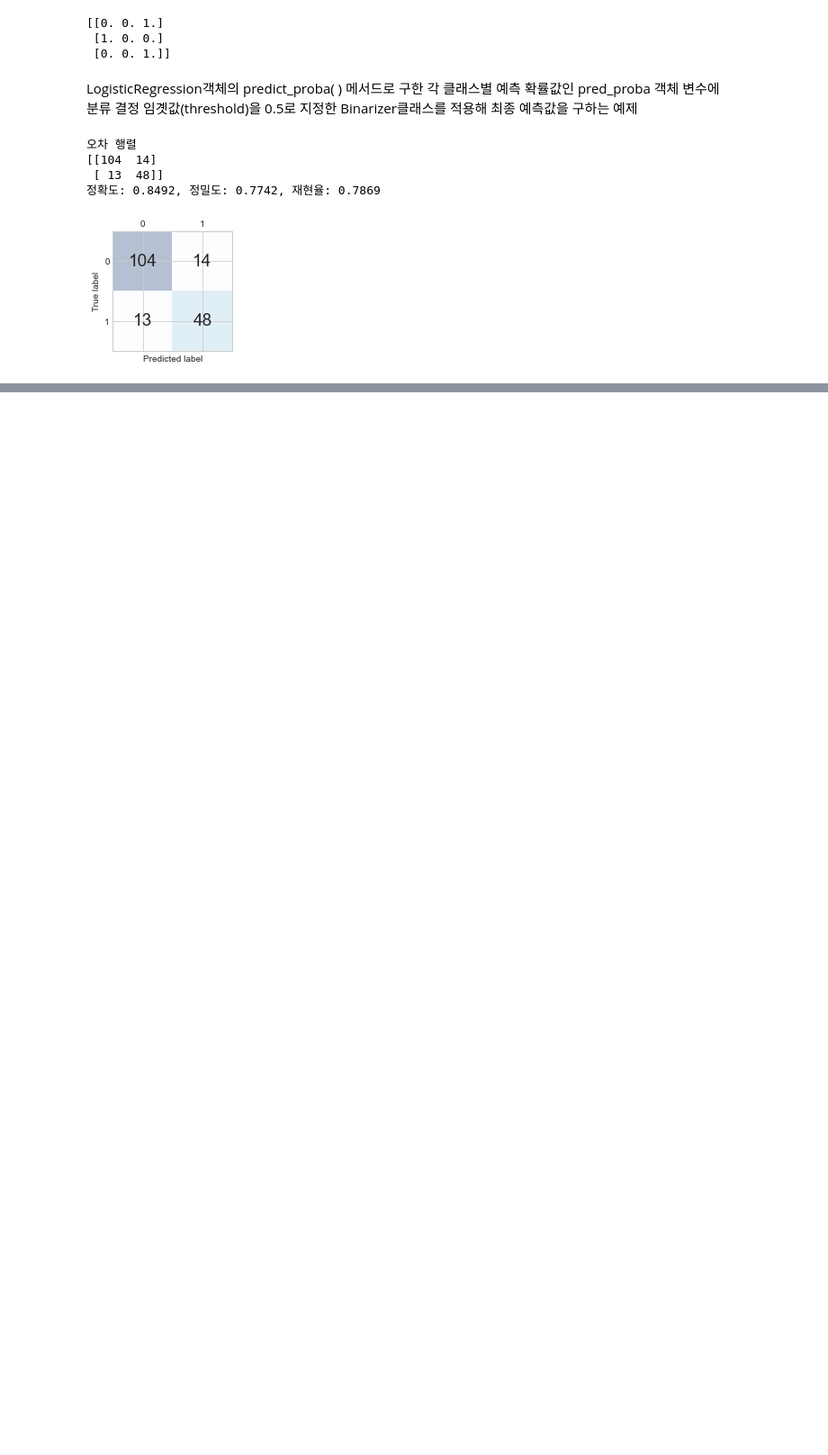
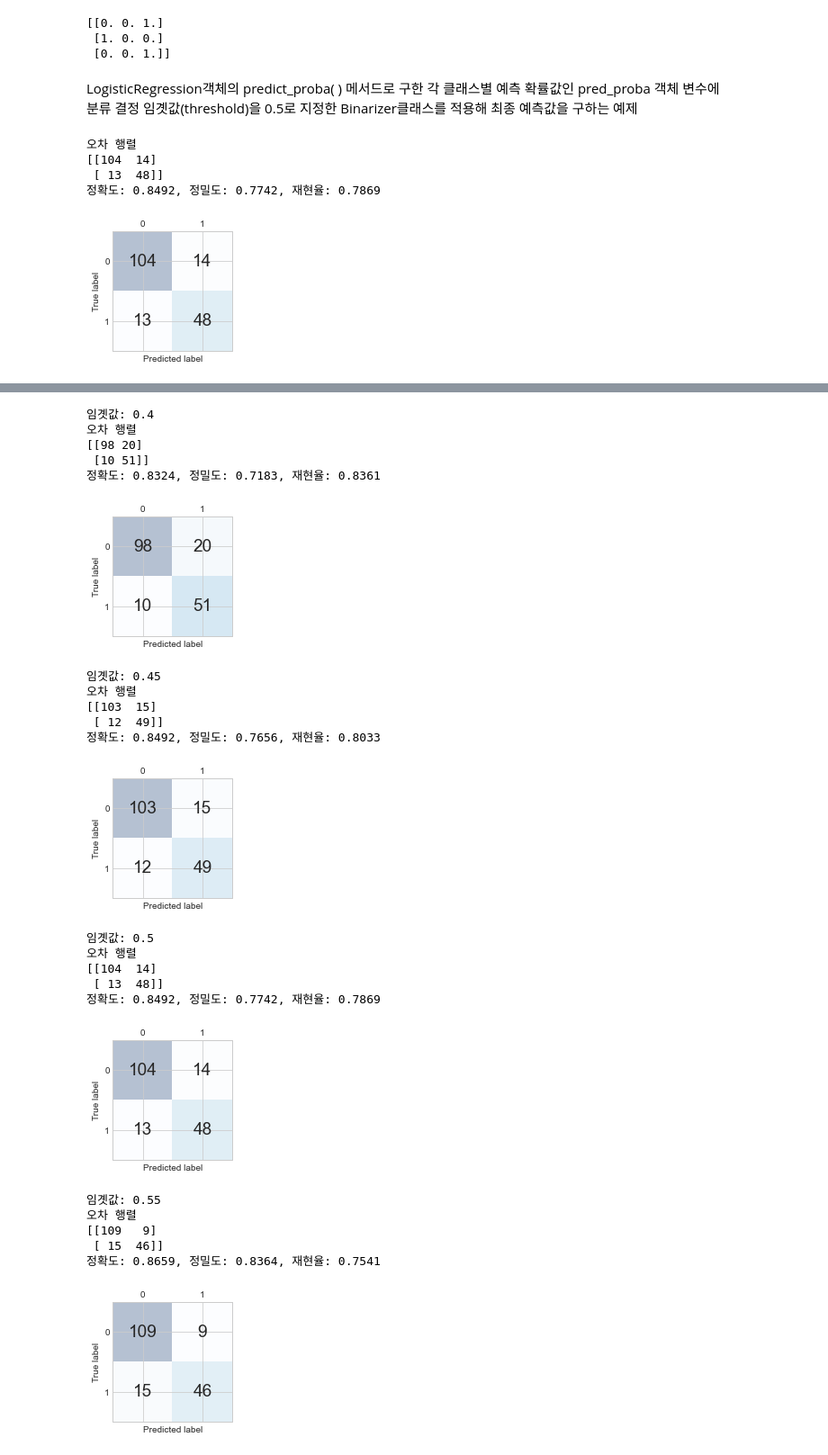
Before and after one commit to unknown-jun/Machine_Learning, a Jupyter notebook: 04. Evaluation.ipynb, the cells around one changed output, grey strips where cells are left out. Shown: that part at 90% size. Saved outputs shown, nothing was run; the diff lists cells and outputs as text; code cells hidden in the pictures; blank space fills up the shorter version.

```diff
--- a/04. Evaluation.ipynb
+++ b/04. Evaluation.ipynb
@@ -385,0 +430,45 @@ get_clf_eval(y_test, custom_predict)
+# %%
+# 테스트를 수행할 모든 임곗값을 리스트 객체로 저장
+thresholds = [0.4, 0.45, 0.5, 0.55, 0.6]
+
+def get_eval_by_threshold(y_test, pred_proba_c1, thresholds):
+    # thresholds list 객체 내의 값을 차례로 iteration 하면서 Evaluation을 수행
+    table = pd.DataFrame(index=['정확도','정밀도','재현율'])
+
+    for custom_threshold in thresholds:
+        binarizer = Binarizer(threshold=custom_threshold).fit(pred_proba_c1)
+        custom_predict=binarizer.transform(pred_proba_c1)
+        print('임곗값:', custom_threshold)
+
+        eval_df = pd.DataFrame(list(get_clf_eval(y_test, custom_predict)),
+                                   index=['정확도','정밀도','재현율'])
+        table=pd.concat([table,eval_df], axis=1)
+    table.columns = thresholds
+    return table
+
+get_eval_by_threshold(y_test, pred_proba[:,1].reshape(-1, 1), thresholds)
+# %% [output]
+임곗값: 0.4
+오차 행렬
+[[98 20]
+ [10 51]]
+정확도: 0.8324, 정밀도: 0.7183, 재현율: 0.8361
+[figure, added]
+임곗값: 0.45
+오차 행렬
+[[103  15]
+ [ 12  49]]
+정확도: 0.8492, 정밀도: 0.7656, 재현율: 0.8033
+[figure, added]
+임곗값: 0.5
+오차 행렬
+[[104  14]
+ [ 13  48]]
+정확도: 0.8492, 정밀도: 0.7742, 재현율: 0.7869
+[figure, added]
+임곗값: 0.55
+오차 행렬
+[[109   9]
+ [ 15  46]]
+정확도: 0.8659, 정밀도: 0.8364, 재현율: 0.7541
+[figure, added]
```
Also changed, not shown: parts of 13 cells of this notebook.
